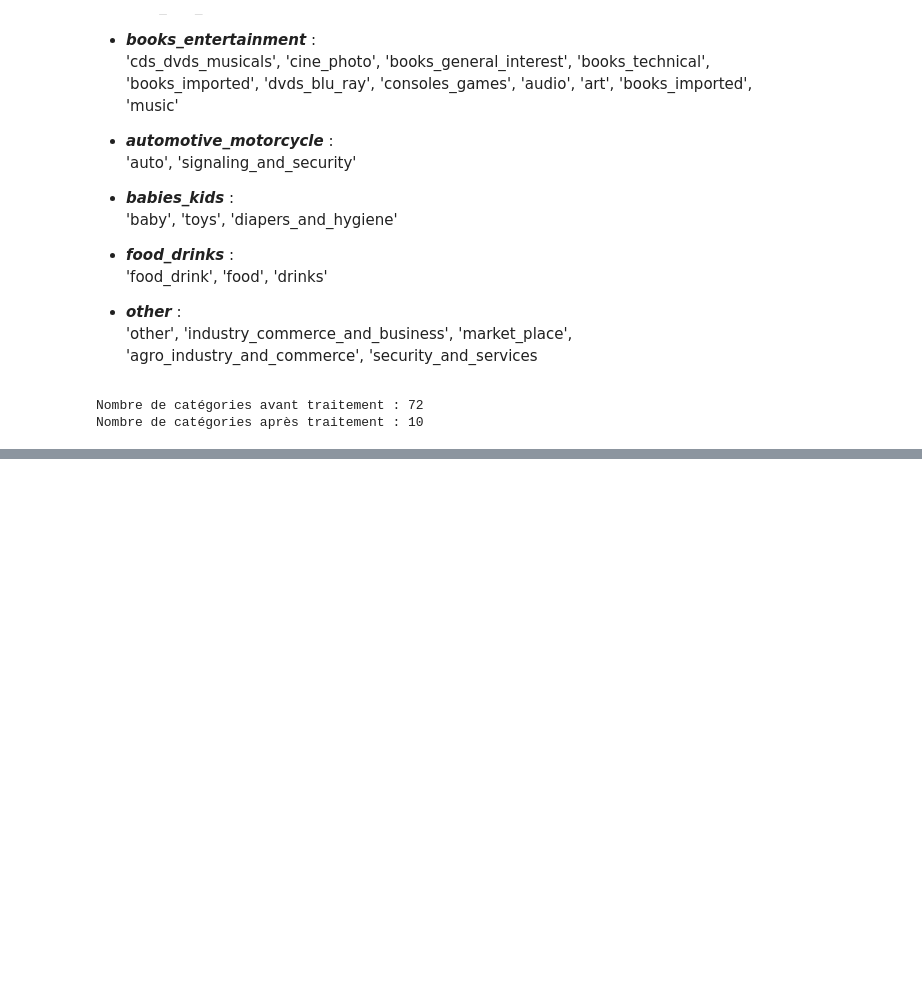
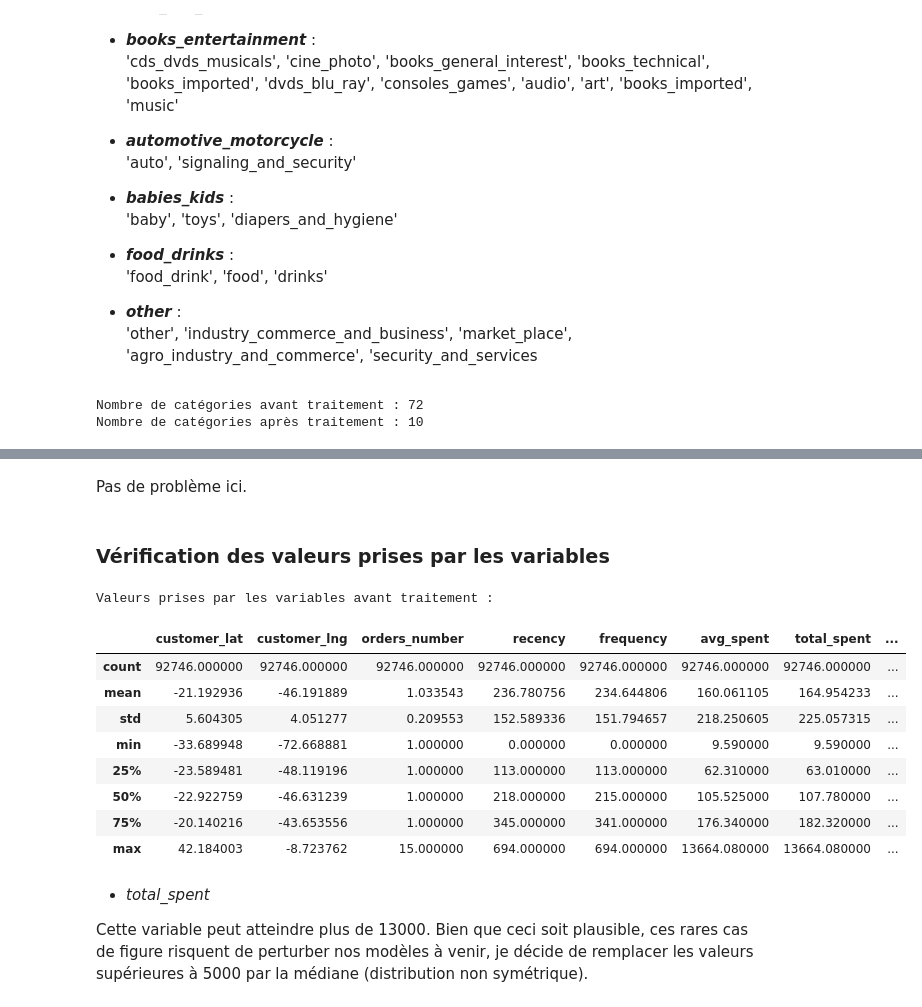
Before and after one commit to BiGHeaDMaX/Segmenter-les-clients-site-e-commerce, a Jupyter notebook: 01 - Analyse Exploratoire.ipynb, the cells around one changed output, grey strips where cells are left out. Cells and saved outputs as stored; diff of their text form; code cells hidden in the pictures; blank space fills up the shorter version.

Commit message:
traitement des valeurs aberrantes et atypiques

```diff
--- a/01 - Analyse Exploratoire.ipynb
+++ b/01 - Analyse Exploratoire.ipynb
@@ -676,0 +698,22 @@ Valeurs nulles dans le dataset : 0
+# %% [markdown]
+Pas de problème ici.
+# %% [markdown]
+### **Vérification des valeurs prises par les variables**
+# %%
+print('Valeurs prises par les variables avant traitement : ')
+display(data.describe())
+# %% [output]
+Valeurs prises par les variables avant traitement :
+|  | customer_lat | customer_lng | orders_number | recency | frequency | avg_spent | total_spent | ... |
+| count | 92746.000000 | 92746.000000 | 92746.000000 | 92746.000000 | 92746.000000 | 92746.000000 | 92746.000000 | ... |
+| mean | -21.192936 | -46.191889 | 1.033543 | 236.780756 | 234.644806 | 160.061105 | 164.954233 | ... |
+| std | 5.604305 | 4.051277 | 0.209553 | 152.589336 | 151.794657 | 218.250605 | 225.057315 | ... |
+| min | -33.689948 | -72.668881 | 1.000000 | 0.000000 | 0.000000 | 9.590000 | 9.590000 | ... |
+| 25% | -23.589481 | -48.119196 | 1.000000 | 113.000000 | 113.000000 | 62.310000 | 63.010000 | ... |
+| 50% | -22.922759 | -46.631239 | 1.000000 | 218.000000 | 215.000000 | 105.525000 | 107.780000 | ... |
+| 75% | -20.140216 | -43.653556 | 1.000000 | 345.000000 | 341.000000 | 176.340000 | 182.320000 | ... |
+| max | 42.184003 | -8.723762 | 15.000000 | 694.000000 | 694.000000 | 13664.080000 | 13664.080000 | ... |
+# %% [markdown]
+- *total_spent*
+
+Cette variable peut atteindre plus de 13000. Bien que ceci soit plausible, ces rares cas de figure risquent de perturber nos modèles à venir, je décide de remplacer les valeurs supérieures à 5000 par la médiane (distribution non symétrique).
```
Also changed, not shown: parts of 24 cells of this notebook.
